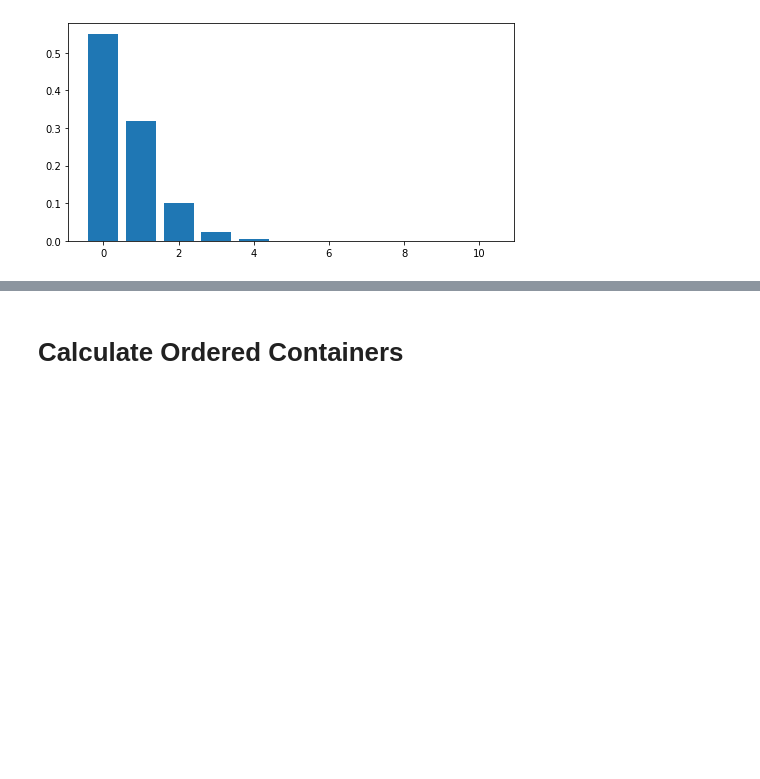
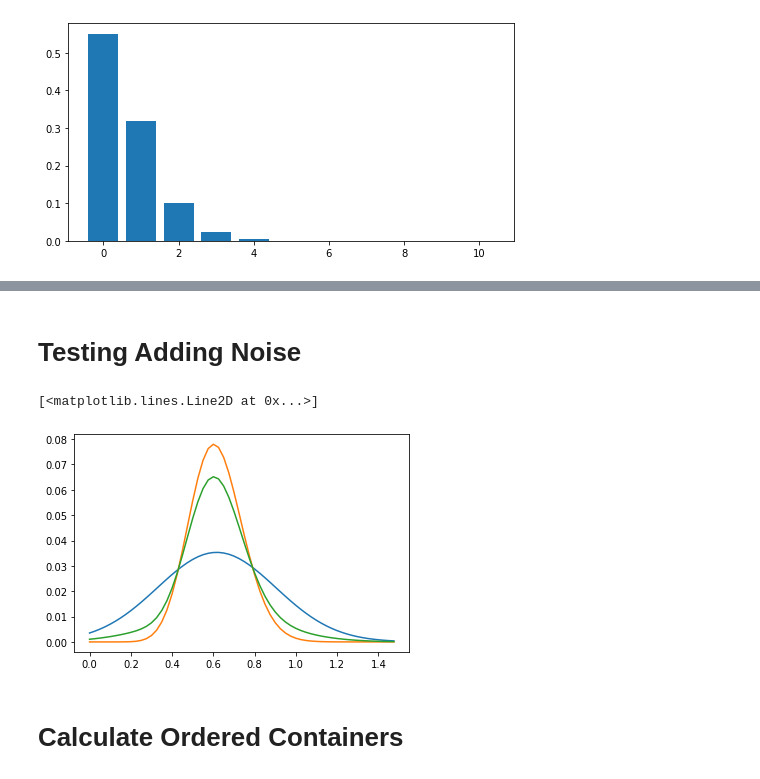
Before and after one commit to pacslab/conc-value-perf-modelling, a Jupyter notebook: model/01-calculate-params.ipynb, the cells around one changed output, grey strips where cells are left out. Cells and saved outputs as stored; diff of their text form; code cells hidden in the pictures; blank space fills up the shorter version.

```diff
--- a/model/01-calculate-params.ipynb
+++ b/model/01-calculate-params.ipynb
@@ -157,3 +159,37 @@ Calculation took 0.447040319442749 seconds
+# %%
+calc_min = req_count_averaged_vals.min()
+calc_max = req_count_averaged_vals.max()
+# %% [markdown]
+# Testing Adding Noise
+# %%
+final_step = 1 / avg_count
+
+normal_mean, normal_std = utility.get_normal_dist_params(vals=req_df['req_count'], probs=req_df['req_count_prob'], number_count=2*single_container_config['instance_count'])
+
+merged_min = max(normal_mean - 3 * normal_std, 0)
+merged_min = min(merged_min, req_count_averaged_vals.min())
+merged_min = np.floor(merged_min / final_step) * final_step
+merged_max = normal_mean + 3 * normal_std
+merged_max = max(merged_max, req_count_averaged_vals.max())
+merged_max = np.ceil(merged_max / final_step) * final_step
+
+plt_x_vals = np.arange(merged_min, merged_max, final_step)
+dist_vals = np.array(
+        [stats.norm.pdf(x, loc=normal_mean, scale=normal_std) for x in plt_x_vals])
+dist_vals = dist_vals / dist_vals.sum()
+
+dist_vals2 = np.array([req_count_averaged_probs[np.argmin(np.abs(req_count_averaged_vals - x))] if x < calc_max and x > calc_min else 0 for x in plt_x_vals])
+dist_vals2 = dist_vals2 / dist_vals2.sum()
+
+new_req_count_averaged_vals = plt_x_vals
+new_req_count_averaged_probs = 0.3 * dist_vals + 0.7 * dist_vals2
+
+plt.plot(plt_x_vals, dist_vals)
+plt.plot(plt_x_vals, dist_vals2)
+plt.plot(new_req_count_averaged_vals, new_req_count_averaged_probs)
+# %% [output]
+[<matplotlib.lines.Line2D at 0x...>]
+[figure, added]
 # %% [markdown]
 # Calculate Ordered Containers
 # %%
```
Also changed, not shown: parts of 7 cells of this notebook, 4 other files.
